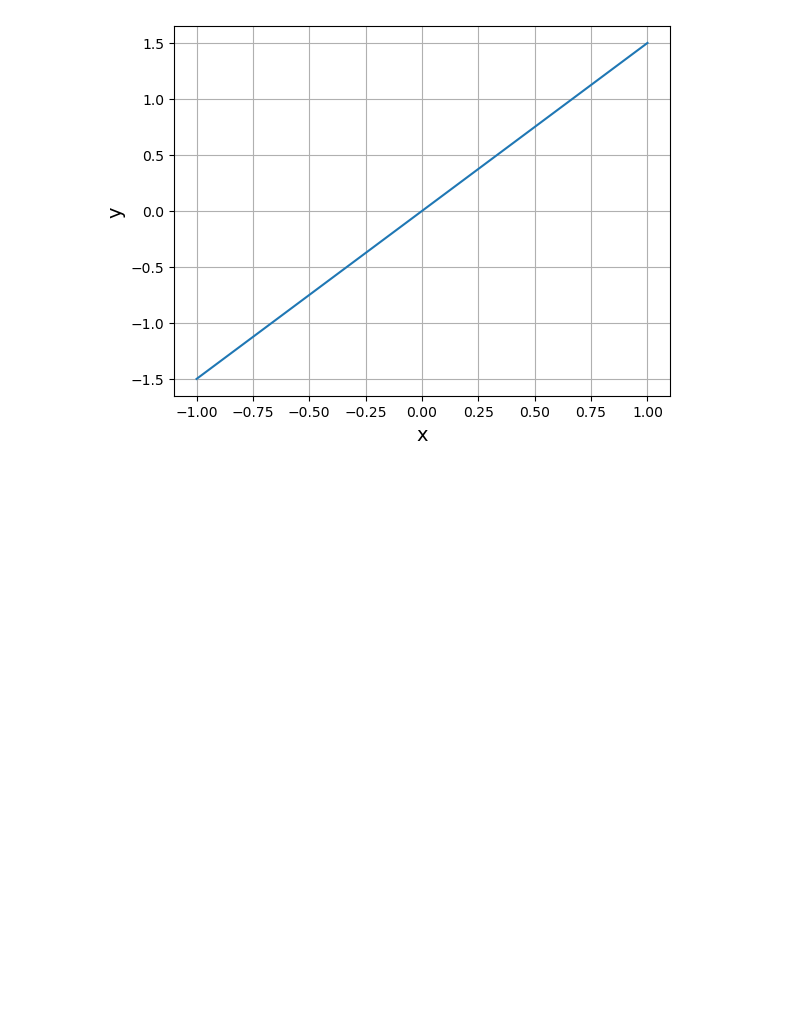
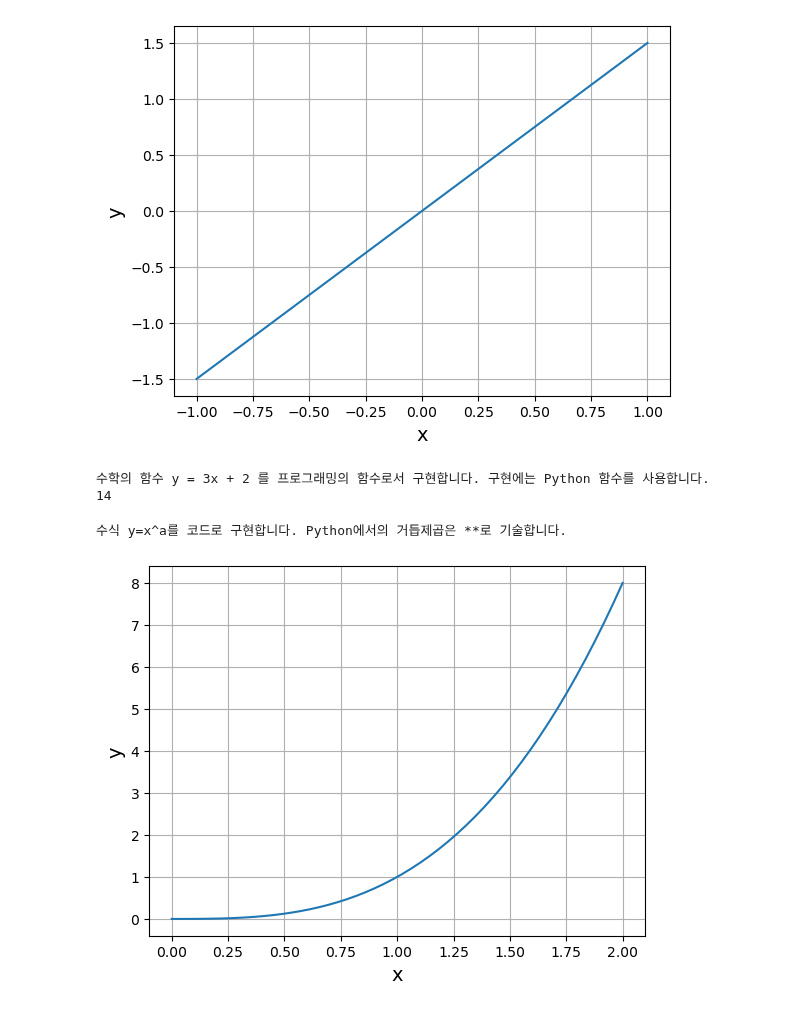
Before and after one commit to gsmin02/AI-Python-STUDY, a Jupyter notebook: AI Python Basic.ipynb, the cells around one changed output. Saved outputs shown, nothing was run; the diff lists cells and outputs as text; code cells hidden in the pictures; blank space fills up the shorter version.

```diff
--- a/AI Python Basic.ipynb
+++ b/AI Python Basic.ipynb
@@ -196,3 +196,40 @@ plt.show()
 # %% [output]
 변수는 x와 y 등의 알파벳을 이용해서 자주 나타냅니다. 상수는 1, 2.3, -5 등의 수치로 표기합니다. 또한, a 나 b 등의 알파벳, α 나 β 등의 그리스 문자로도 자주 나타냅니다. 아래는 y = ax의 식에 따라 직선이 그려졌습니다. 이 경우 x와 y 값은 변화해도 a 값은 변화하지 않습니다.
 [figure]
+# %%
+#리스트3.4
+import numpy as np
+
+print("수학의 함수 y = 3x + 2 를 프로그래밍의 함수로서 구현합니다. 구현에는 Python 함수를 사용합니다.")
+
+def my_func(x): # my_func라는 이름의 Python 함수로 수식을 구현
+    return 3*x + 2 # 3x + 2
+
+x = 4 # 글로벌 변수이므로 위에 적은 인수 x와는 다른 변수
+y = my_func(x) # y = f(x)
+print(y)
+# %% [output]
+수학의 함수 y = 3x + 2 를 프로그래밍의 함수로서 구현합니다. 구현에는 Python 함수를 사용합니다.
+14
+# %%
+#리스트3.7
+import numpy as np
+import matplotlib.pyplot as plt
+
+print("수식 y=x^a를 코드로 구현합니다. Python에서의 거듭제곱은 **로 기술합니다.")
+
+def my_func(x):
+    a = 3
+    return x**a # x의 a제곱
+
+x = np.linspace(0, 2)
+y = my_func(x) # y = f(x)
+
+plt.plot(x, y)
+plt.xlabel("x", size=14)
+plt.ylabel("y", size=14)
+plt.grid()
+plt.show()
+# %% [output]
+수식 y=x^a를 코드로 구현합니다. Python에서의 거듭제곱은 **로 기술합니다.
+[figure, added]
```
